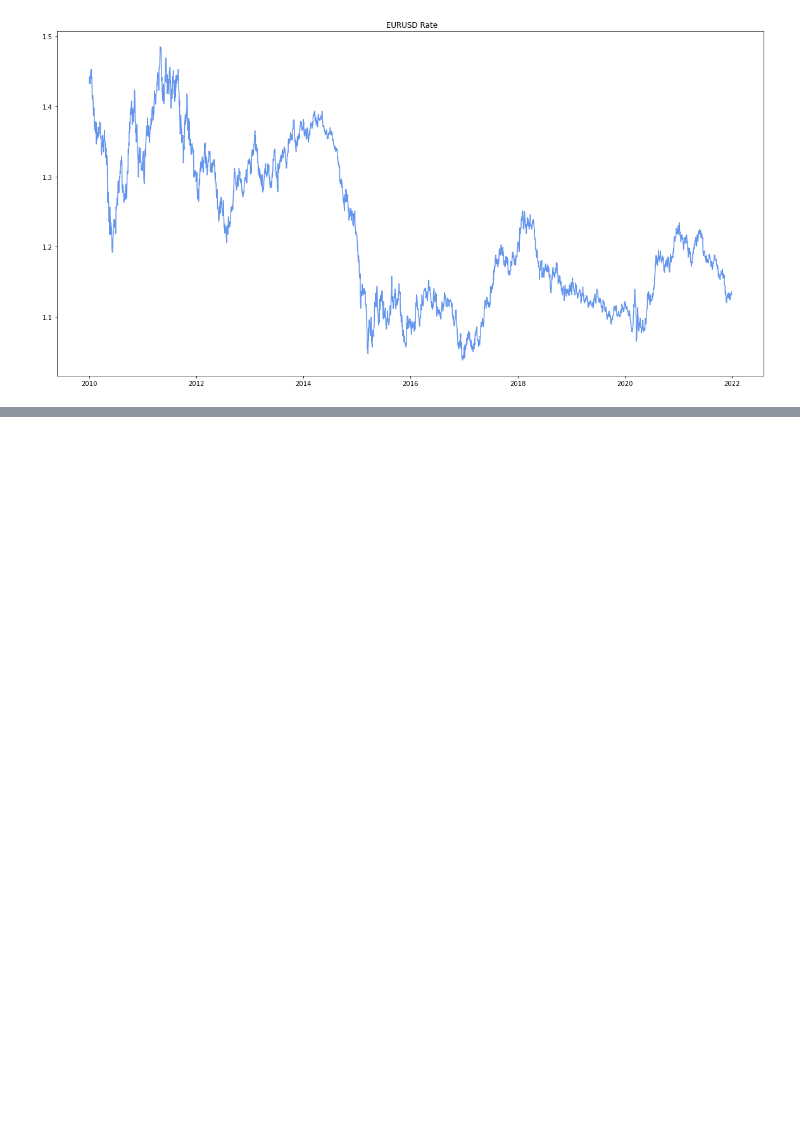
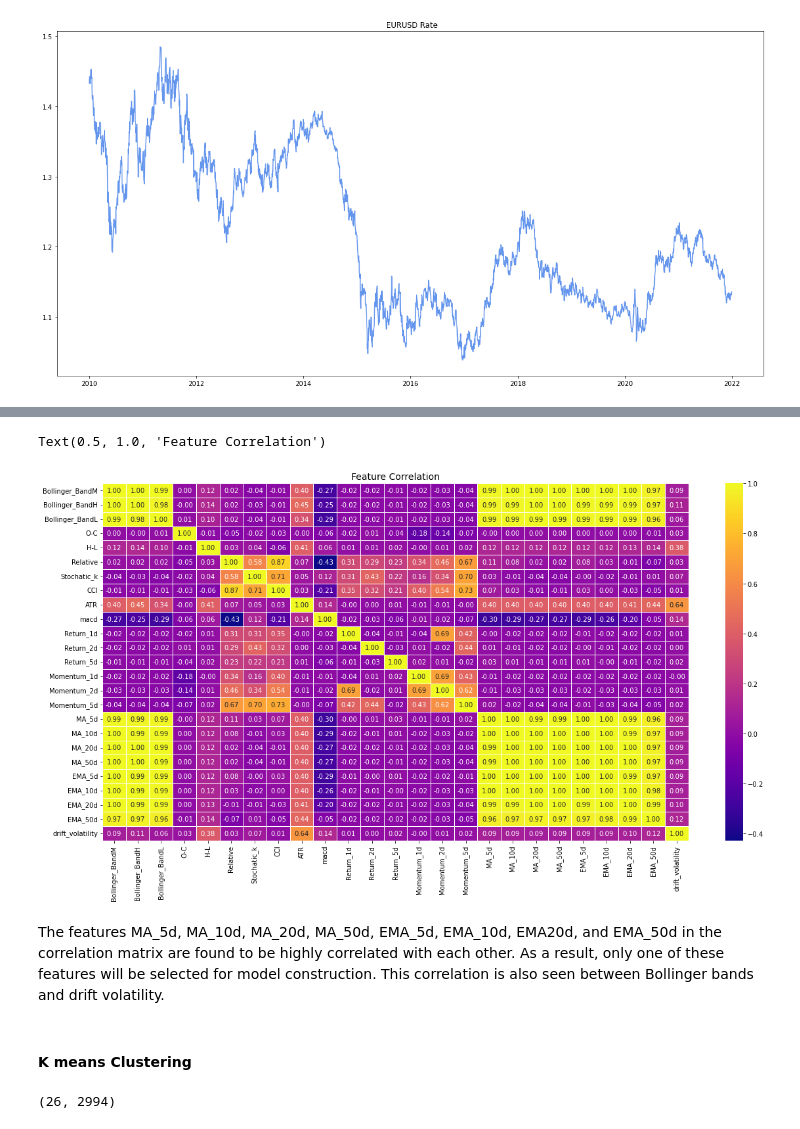
Before and after one commit to fabulouskorex/Capstone-Project, a Jupyter notebook: Deep_Learning_in_Finance.ipynb, the cells around one changed output, grey strips where cells are left out. Drawn from its saved outputs; the diff is of its cells as text; code cells hidden in the pictures; blank space fills up the shorter version.

```diff
--- a/Deep_Learning_in_Finance.ipynb
+++ b/Deep_Learning_in_Finance.ipynb
@@ -1058,7 +1062,7 @@ plt.show()
 # %%
 # Downloading EUR/USD data from Yahoo Finance
-ndx_data = yf.download('EURUSD=X', start='2010-01-01', end='2021-12-31')
-df = pd.DataFrame(ndx_data['Adj Close'])
+eusd_data = yf.download('EURUSD=X', start='2010-01-01', end='2021-12-31')
+df = pd.DataFrame(eusd_data['Adj Close'])
 # Calculating returns using log differences
 df['Return'] = np.log(df).diff()
 
@@ -1087,0 +1200,16 @@ plt.plot(df['Adj Close'], color='cornflowerblue');
+# %%
+# Compute features correlation
+import seaborn as sns
+corrmat = df.drop(['Adj Close', 'Return', 'Target'],axis=1).corr()
+
+# Visualize feature correlation
+fig, ax = plt.subplots(figsize=(20,10))
+sns.heatmap(corrmat, annot=True, annot_kws={"size": 10}, fmt="0.2f", linewidths=0.5, square=False, cbar=True, cmap="plasma")
+ax.set_title('Feature Correlation', fontsize=14, color='black')
+# %% [output]
+Text(0.5, 1.0, 'Feature Correlation')
+[figure, added]
+# %% [markdown]
+The features MA_5d, MA_10d, MA_20d, MA_50d, EMA_5d, EMA_10d, EMA20d, and EMA_50d in the correlation matrix are found to be highly correlated with each other. As a result, only one of these features will be selected for model construction. This correlation is also seen between Bollinger bands and drift volatility.
+# %% [markdown]
+#### K means Clustering
@@ -1087,0 +1220,7 @@ plt.plot(df['Adj Close'], color='cornflowerblue');
+# %%
+X1=df2.iloc[:, 1:]
+scaler_x = StandardScaler()
+X1= scaler_x.fit_transform(X1)
+X1.shape
+# %% [output]
+(26, 2994)
```
Also changed, not shown: parts of 67 cells of this notebook.
